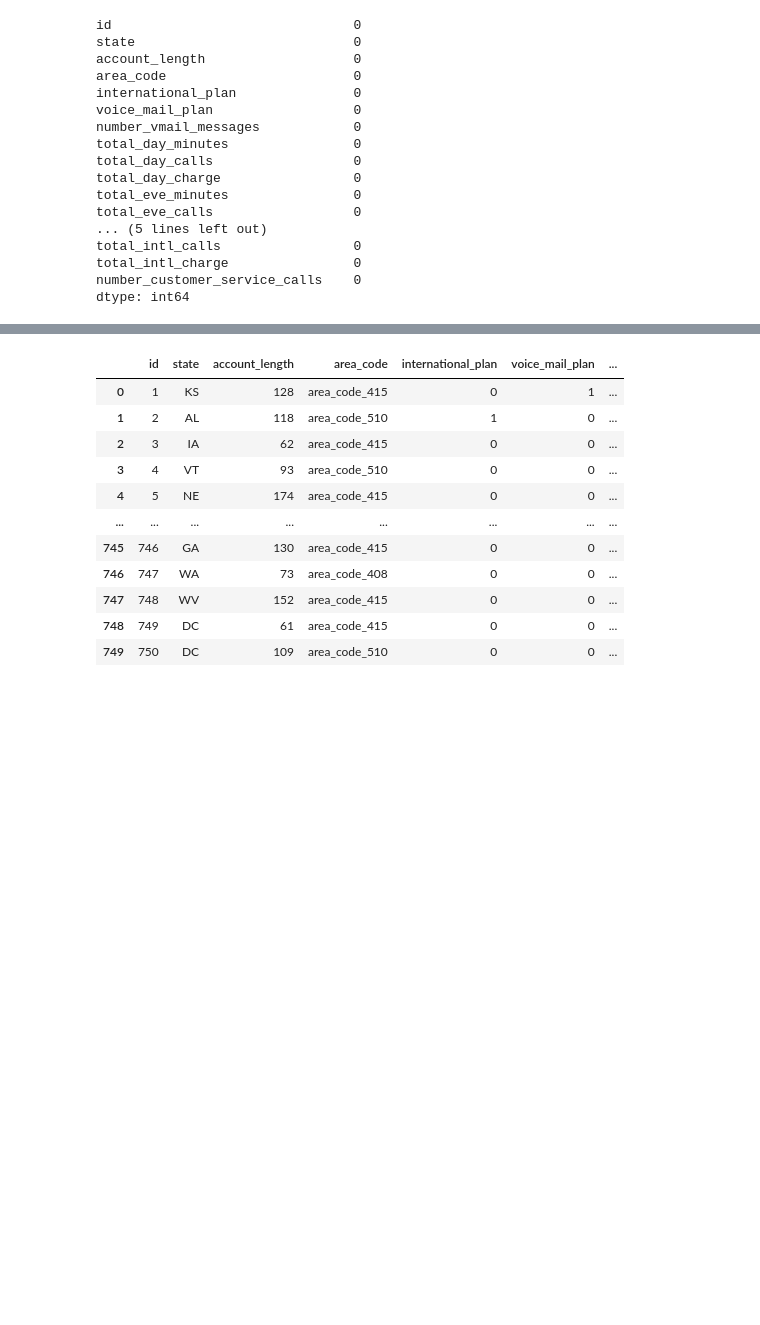
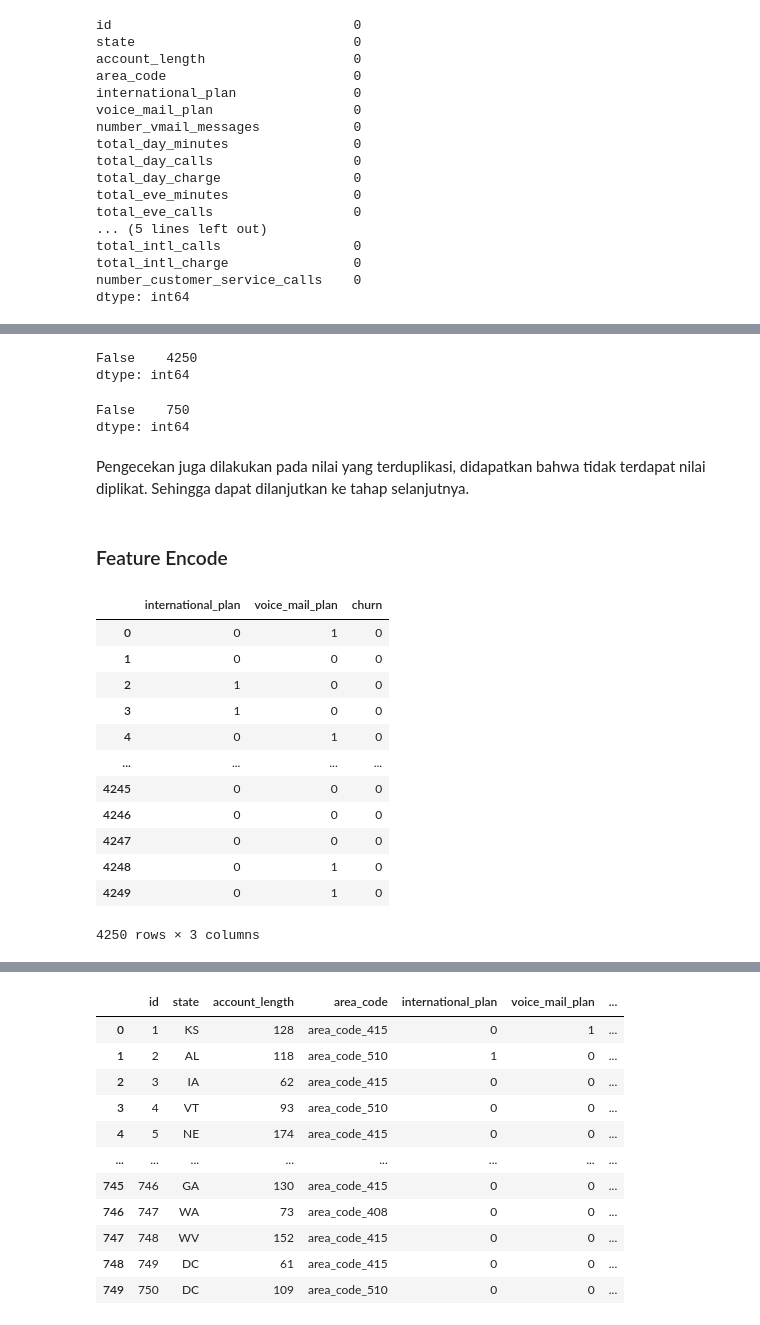
Before and after one commit to lukyg/Customer_Churn_Classification, a Jupyter notebook: customer_churn.ipynb, the cells around one changed output, grey strips where cells are left out. Drawn from its saved outputs; the diff is of its cells as text; code cells hidden in the pictures; blank space fills up the shorter version.

```diff
--- a/customer_churn.ipynb
+++ b/customer_churn.ipynb
@@ -292,2 +277,16 @@ Setelah dilakukan pengecekan nilai null pada dataset, tidak terdapat nilai dan a
+# %%
+dataset.duplicated(dataset).value_counts()
+# %% [output]
+False    4250
+dtype: int64
+# %%
+validation.duplicated(validation).value_counts()
+# %% [output]
+False    750
+dtype: int64
+# %% [markdown]
+Pengecekan juga dilakukan pada nilai yang terduplikasi, didapatkan bahwa tidak terdapat nilai diplikat. Sehingga dapat dilanjutkan ke tahap selanjutnya.
+# %% [markdown]
+### Feature Encode
 # %%
 dataset['churn'] = dataset['churn'].map({'yes': 1, 'no': 0})
@@ -294,3 +295,19 @@ dataset['churn'] = dataset['churn'].map({'yes': 1, 'no': 0})
+# %%
+dataset[['international_plan','voice_mail_plan','churn']]
+# %% [output]
+|  | international_plan | voice_mail_plan | churn |
+| 0 | 0 | 1 | 0 |
+| 1 | 0 | 0 | 0 |
+| 2 | 1 | 0 | 0 |
+| 3 | 1 | 0 | 0 |
+| 4 | 0 | 1 | 0 |
+| ... | ... | ... | ... |
+| 4245 | 0 | 0 | 0 |
+| 4246 | 0 | 0 | 0 |
+| 4247 | 0 | 0 | 0 |
+| 4248 | 0 | 1 | 0 |
+| 4249 | 0 | 1 | 0 |
+4250 rows × 3 columns
 # %%
 dataset
 # %% [output]
```
Also changed, not shown: parts of 48 cells of this notebook.
